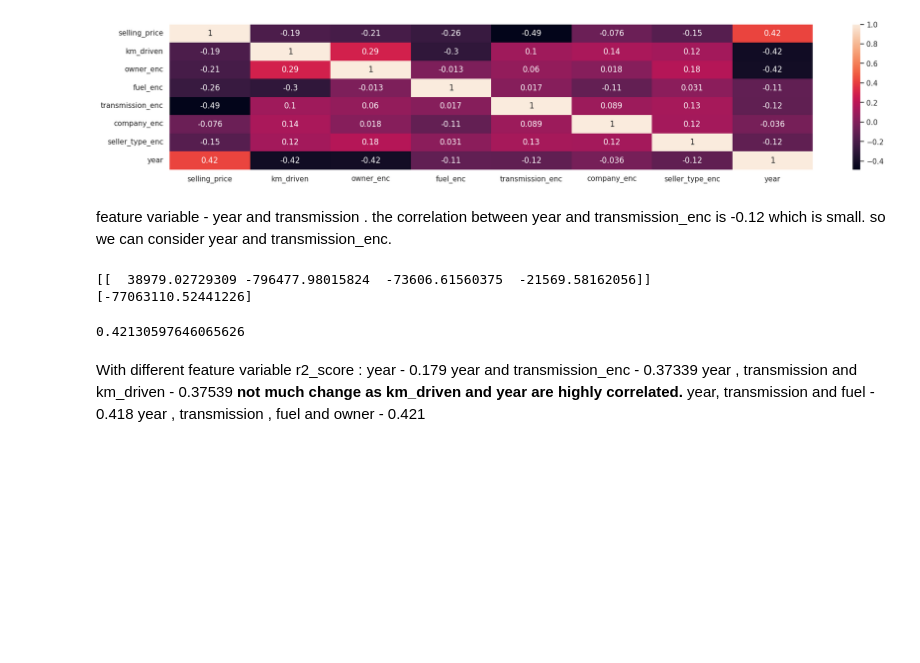
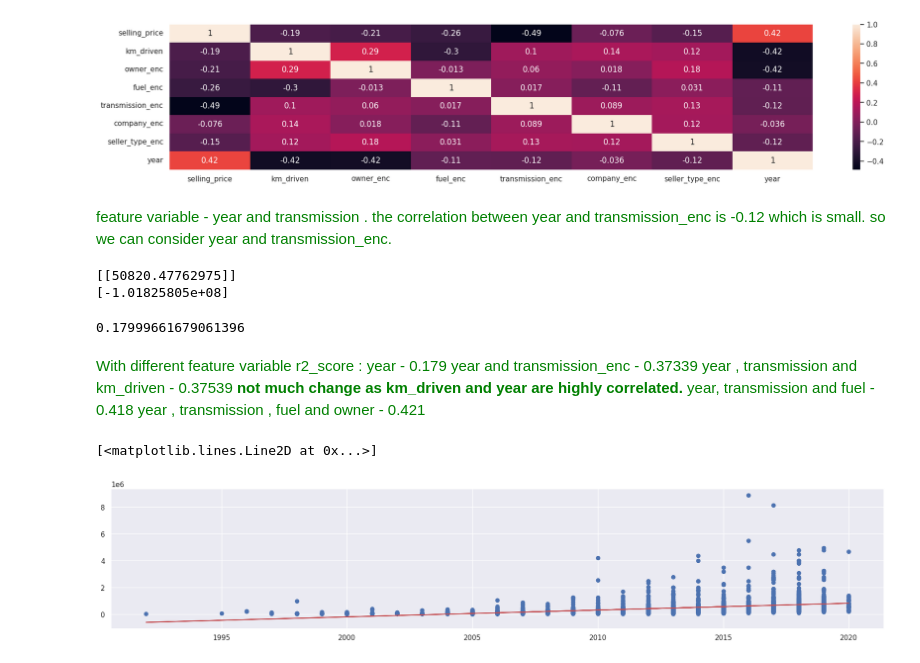
Before and after one commit to dhsingh0815/ML, a Jupyter notebook: Regression/Car.ipynb, the cells around one changed output. Saved outputs shown, nothing was run; the diff lists cells and outputs as text; code cells hidden in the pictures; blank space fills up the shorter version.

```diff
--- a/Regression/Car.ipynb
+++ b/Regression/Car.ipynb
@@ -183,10 +201,11 @@ plt.show()
 # %% [output]
 [figure]
 # %% [markdown]
-feature variable - year and transmission . the correlation between year and transmission_enc is -0.12 which is small. so we can consider year and transmission_enc.
+<font color='green'>
+feature variable - year and transmission . the correlation between year and transmission_enc is -0.12 which is small. so we can consider year and transmission_enc.</font>
 # %%
-#X=np.array(df['year']).reshape(-1,1)
-X=df[['year','transmission_enc','fuel_enc','owner_enc']]
+X=np.array(df['year']).reshape(-1,1)
+#X=df[['year','transmission_enc','fuel_enc','owner_enc']]
 Y=np.array(df['selling_price']).reshape(-1,1)
 # %%
 from sklearn.linear_model import LinearRegression
@@ -196,12 +215,18 @@ print(model.coef_)
 print(model.intercept_)
 Y_pred_selling_price=model.predict(X)
 # %% [output]
-[[  38979.02729309 -796477.98015824  -73606.61560375  -21569.58162056]]
-[-77063110.52441226]
+[[50820.47762975]]
+[-1.01825805e+08]
 # %%
 from sklearn.metrics import r2_score
 r2_score(Y, Y_pred_selling_price)
 # %% [output]
-0.42130597646065626
+0.17999661679061396
 # %% [markdown]
-With different feature variable r2_score : </br> year - 0.179 </br> year and transmission_enc - 0.37339 </br> year , transmission and km_driven - 0.37539 <b> not much change as km_driven and year are highly correlated. </b></br> year, transmission and fuel - 0.418 </br> year , transmission , fuel and owner - 0.421
+<font color='green'>With different feature variable r2_score : </br> year - 0.179 </br> year and transmission_enc - 0.37339 </br> year , transmission and km_driven - 0.37539 <b> not much change as km_driven and year are highly correlated. </b></br> year, transmission and fuel - 0.418 </br> year , transmission , fuel and owner - 0.421 </font>
+# %%
+plt.scatter(X,Y)
+plt.plot(X,Y_pred_selling_price, color='r')
+# %% [output]
+[<matplotlib.lines.Line2D at 0x...>]
+[figure, added]
```
Also changed, not shown: parts of 17 cells of this notebook.
